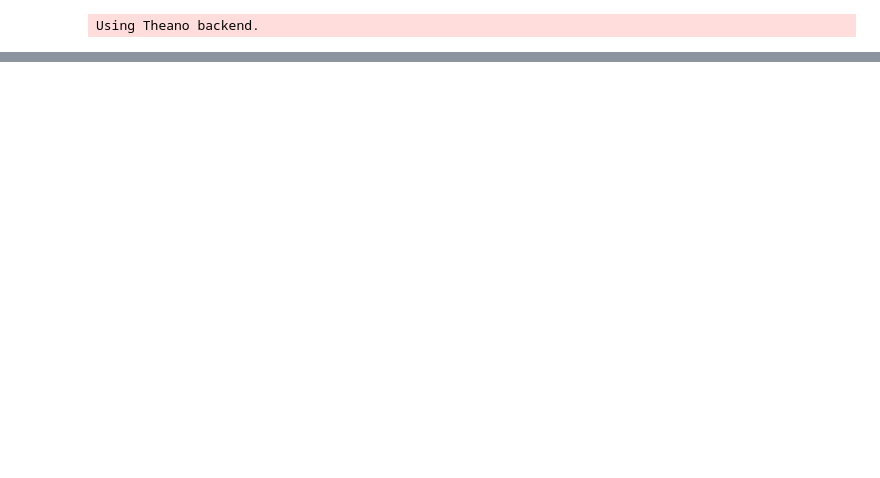
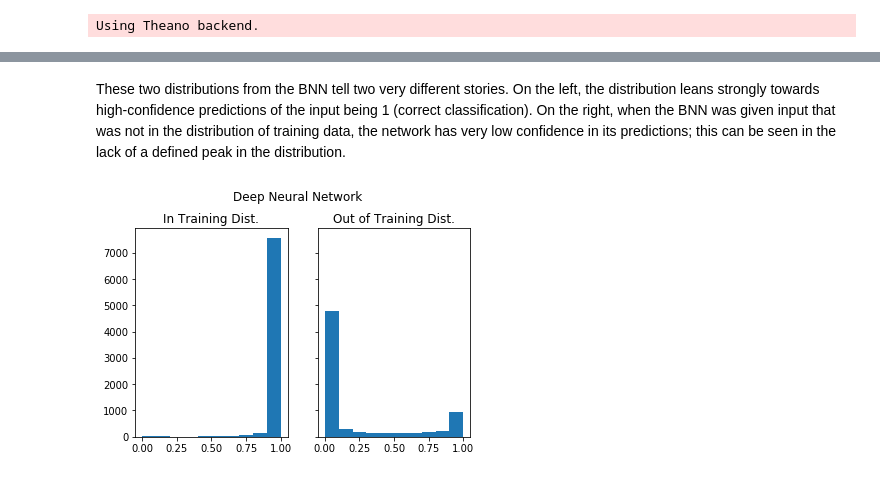
Before and after one commit to rab170/Bayesian-Neural-Networks, a Jupyter notebook: simple_BNN.ipynb, the cells around one changed output, grey strips where cells are left out. Drawn from its saved outputs; the diff is of its cells as text; code cells hidden in the pictures; blank space fills up the shorter version.

```diff
--- a/simple_BNN.ipynb
+++ b/simple_BNN.ipynb
@@ -144,0 +160,15 @@ plt.hist(means);
+# %% [markdown]
+These two distributions from the BNN tell two very different stories. On the left, the distribution leans strongly towards high-confidence predictions of the input being 1 (correct classification). On the right, when the BNN was given input that was not in the distribution of training data, the network has very low confidence in its predictions; this can be seen in the lack of a defined peak in the distribution.
+# %%
+seven_predictions = [b for (a, b) in model.predict(out_of_dist)]  # how much it predicts a 7 is a 1
+one_predictions = [b for (a, b) in model.predict(in_dist)]       # how much it preidcts a 1 is a 1
+
+fig, (ax1, ax2) = plt.subplots(1, 2, sharey=True);
+ax1.hist(one_predictions);
+ax1.set_title('In Training Dist.');
+ax2.hist(seven_predictions);
+ax2.set_title('Out of Training Dist.');
+fig.suptitle('Deep Neural Network');
+fig.subplots_adjust(top=0.85)
+# %% [output]
+[figure, added]
```
Also changed, not shown: parts of 16 cells of this notebook.
